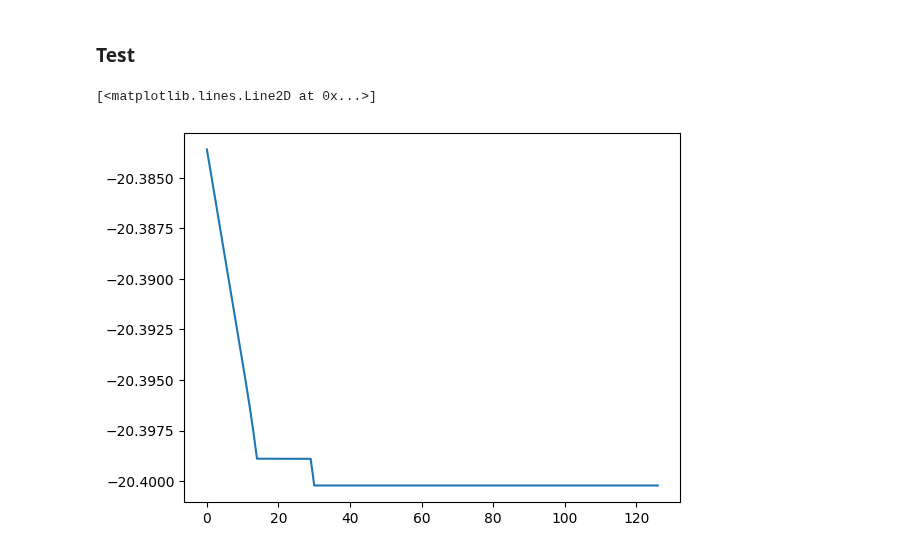
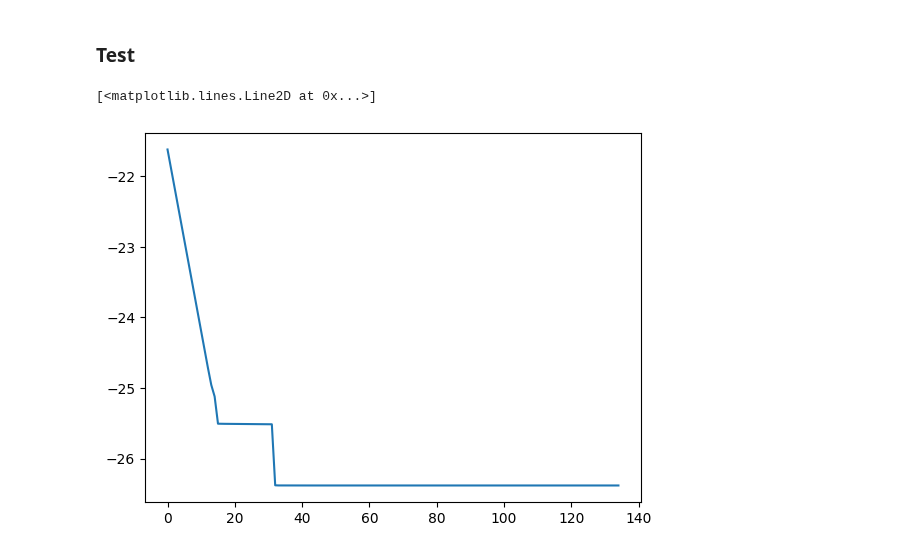
Before and after one commit to pietrorichelli/dmrg, a Jupyter notebook: dev/dev.ipynb, the cells around one changed output. Drawn from its saved outputs; the diff is of its cells as text; code cells hidden in the pictures.

```diff
--- a/dev/dev.ipynb
+++ b/dev/dev.ipynb
@@ -583,19 +1052,22 @@ class MPO_TFI():
 
         return Wright
 # %%
-L = 20
-h_x = .5
+L = 21
+h_x = 1
+# h = MPO_Ioannis(h=.5,k=.5,J=1)
 h = MPO_TFI(J=1,h_x=h_x)
 # h = MPO_XY()
 # h = MPO_AL(.1,.2,.3,.4,.5)
 mps = MPS(L,d=h.d)
 cont = CONT(mps,h)
-sys = dmrg(cont,chi=2,k=300)
+# print(f'max mem MPS: {mps.ram.max}\n'+f'max mem CONT: {cont.ram.max}')
+sys = dmrg(cont,chi=2,k=50)
 obs = observables(mps)
-# mps.random()
-# cont.random()
+mps.random()
+cont.random()
+# print('a')
+# sys.infinite()
 
-sys.infinite()
 
 # create folder out if not present
 path_out = f'OUT_{h_x}/'
@@ -615,9 +1087,15 @@ for site,dir in tqdm(mps.first_sweep()):
     En,_,_ = sys.step2sites(site,dir=dir,stage='Final')
     # EE.append(En)
 
+# print(f'mem available MPS: {(mps.ram.max-mps.ram.current_size) /1024**3:.4f} GB')
+# print(f'mem available CONT: {(cont.ram.max-cont.ram.current_size)/1024**3:.4f} GB')
+
 for site,dir in tqdm(mps.sweep()):
     En,_,_ = sys.step2sites(site,dir=dir,exc='off')
     EE.append(En)
+
+# print(f'mem available MPS: {(mps.ram.max-mps.ram.current_size)/1024**3:.4f} GB')
+# print(f'mem available CONT: {(cont.ram.max-cont.ram.current_size)/1024**3:.4f} GB')
 
 k = 0
 while True:
@@ -625,7 +1103,12 @@ while True:
         En,_,_ = sys.step2sites(site,dir=dir,exc='off')
         EE.append(En)
 
+    # print(f'mem available MPS: {(mps.ram.max-mps.ram.current_size)/1024**3:.4f} GB')
+    # print(f'mem available CONT: {(cont.ram.max-cont.ram.current_size)/1024**3:.4f} GB')
+
     k += 1
+    sys.chi += 200
+    sys.k += 50
     if k == 3:
         break
 
@@ -635,33 +1118,42 @@ for site,dir in mps.right_sweep():
 
     # Store local magnetization
     if site == 2:
         o1,o2 = obs.bound_left(site-1,h.X)
         with open(path_out + 'X.txt','a') as fz:
             fz.write(f'{site} {o1.real} \n')
             fz.write(f'{site} {o2.real} \n')
 
     with open(path_out + 'X.txt','a') as fz:
             fz.write(f'{site} {obs.single_site(site,h.X).real} \n')
 
     if site == L-3:
         o1,o2 = obs.bound_right(site+1,h.X)
         with open(path_out + 'X.txt','a') as fz:
             fz.write(f'{site} {o1.real} \n')
             fz.write(f'{site} {o2.real} \n')
 
     # Store entanglement entropy
-    with open(path_out + 'S.txt','a') as fz:
-            fz.write(f'{site} {site+1} {S} \n')
+    with open(path_out + 'S.txt','a') as fs:
+        if site == 2:
+            s0,s1 = obs.left_EE()
+            fs.write(f'{0} {1} {s0}\n')
+            fs.write(f'{1} {2} {s1}\n')
+
+        fs.write(f'{site} {site+1} {S} \n')
+
+        if site == L-3:
+            fs.write(f'{site+1} {site+2} {obs.right_EE()}\n')
+
 
     # Store all two point correlations from site
 
     # obs.all_corr(path_out + 'ZZstring.txt',site,string=h.Z,obs1=h.Z)
     obs.all_corr(path_out + 'ZZcorr.txt',site,string=h.Id,obs1=h.Z)
 
     # if site == 10:
     #     ZZ_10_13 = obs.two_sites(site,site+3,string=h.Id,obs1=h.Id)
 
 plt.plot(EE[1:])
 # %% [output]
 [<matplotlib.lines.Line2D at 0x...>]
-[figure, old version]
+[figure, new version]
```
Also changed, not shown: parts of 12 cells of this notebook, 16 other files.
